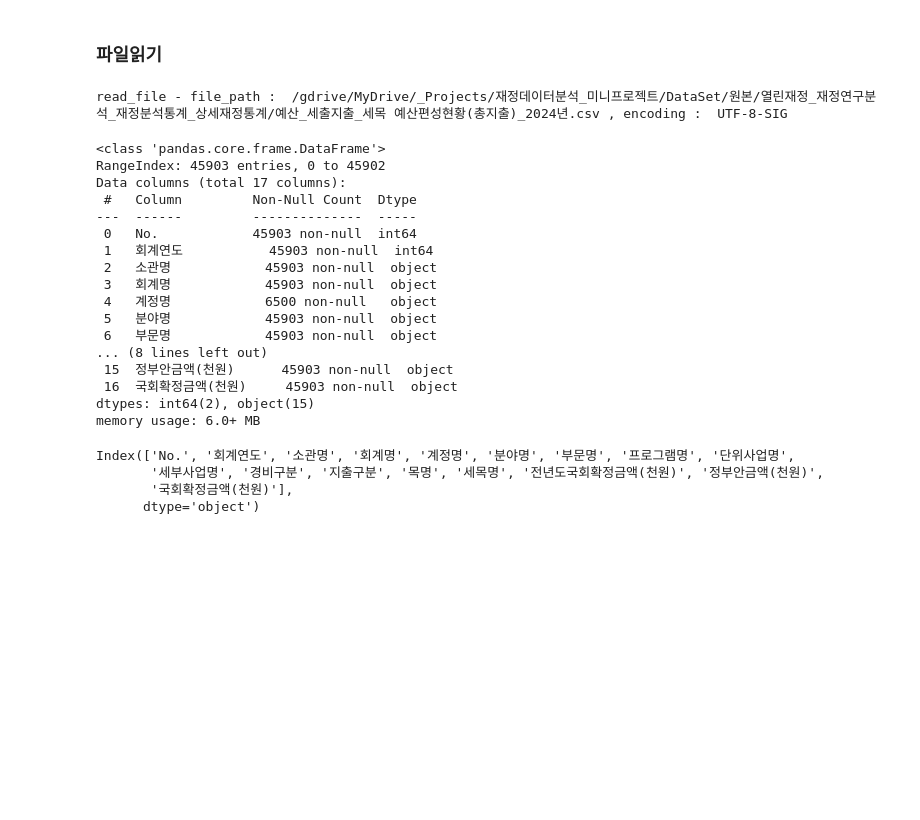
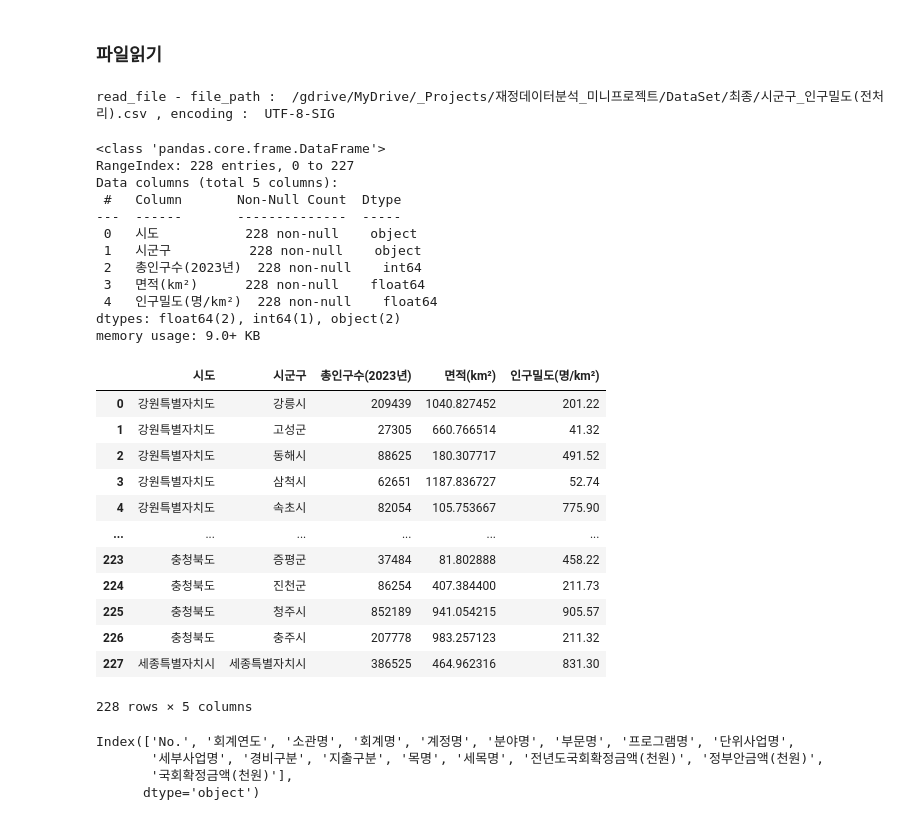
Before and after one commit to YawnsDuzin/fiscaldata, a Jupyter notebook: Source/20241127_데이터_확인.ipynb, the cells around one changed output. Saved outputs shown, nothing was run; the diff lists cells and outputs as text; code cells hidden in the pictures; blank space fills up the shorter version.

```diff
--- a/Source/20241127_데이터_확인.ipynb
+++ b/Source/20241127_데이터_확인.ipynb
@@ -53,32 +51,45 @@ er.Read_nrows(path_dateset + file_name, 3)
 | 0 | 1 | 2024 | 5·18민주화운동 진상규명조사위원회 | 일반회계 | NaN | 일반·지방행정 | 일반행정 | 518 진상규명조사위원회 운영 | 518 진상규명 지원 | 518 진상규명지원 | 주요사업비(기금사업비) | ... |
 | 1 | 2 | 2024 | 5·18민주화운동 진상규명조사위원회 | 일반회계 | NaN | 일반·지방행정 | 일반행정 | 518 진상규명조사위원회 운영 | 518 진상규명 지원 | 518 진상규명지원 | 주요사업비(기금사업비) | ... |
 | 2 | 3 | 2024 | 5·18민주화운동 진상규명조사위원회 | 일반회계 | NaN | 일반·지방행정 | 일반행정 | 518 진상규명조사위원회 운영 | 518 진상규명 지원 | 518 진상규명지원 | 주요사업비(기금사업비) | ... |
+# %%
+file_name = '최종/시군구_인구밀도(전처리).csv'
 # %% [markdown]
 ### 파일읽기
 # %%
 df_temp = em.Read_File(path_dateset + file_name)
 # %% [output]
-read_file - file_path :  /gdrive/MyDrive/_Projects/재정데이터분석_미니프로젝트/DataSet/원본/열린재정_재정연구분석_재정분석통계_상세재정통계/예산_세출지출_세목 예산편성현황(총지출)_2024년.csv , encoding :  UTF-8-SIG
+read_file - file_path :  /gdrive/MyDrive/_Projects/재정데이터분석_미니프로젝트/DataSet/최종/시군구_인구밀도(전처리).csv , encoding :  UTF-8-SIG
 # %%
 df_temp.info()
 # %% [output]
 <class 'pandas.core.frame.DataFrame'>
-RangeIndex: 45903 entries, 0 to 45902
-Data columns (total 17 columns):
- #   Column         Non-Null Count  Dtype
----  ------         --------------  -----
- 0   No.            45903 non-null  int64
- 1   회계연도           45903 non-null  int64
- 2   소관명            45903 non-null  object
- 3   회계명            45903 non-null  object
- 4   계정명            6500 non-null   object
- 5   분야명            45903 non-null  object
- 6   부문명            45903 non-null  object
-... (8 lines left out)
- 15  정부안금액(천원)      45903 non-null  object
- 16  국회확정금액(천원)     45903 non-null  object
-dtypes: int64(2), object(15)
-memory usage: 6.0+ MB
+RangeIndex: 228 entries, 0 to 227
+Data columns (total 5 columns):
+ #   Column       Non-Null Count  Dtype
+---  ------       --------------  -----
+ 0   시도           228 non-null    object
+ 1   시군구          228 non-null    object
+ 2   총인구수(2023년)  228 non-null    int64
+ 3   면적(km²)      228 non-null    float64
+ 4   인구밀도(명/km²)  228 non-null    float64
+dtypes: float64(2), int64(1), object(2)
+memory usage: 9.0+ KB
+# %%
+df_temp
+# %% [output]
+|  | 시도 | 시군구 | 총인구수(2023년) | 면적(km²) | 인구밀도(명/km²) |
+| 0 | 강원특별자치도 | 강릉시 | 209439 | 1040.827452 | 201.22 |
+| 1 | 강원특별자치도 | 고성군 | 27305 | 660.766514 | 41.32 |
+| 2 | 강원특별자치도 | 동해시 | 88625 | 180.307717 | 491.52 |
+| 3 | 강원특별자치도 | 삼척시 | 62651 | 1187.836727 | 52.74 |
+| 4 | 강원특별자치도 | 속초시 | 82054 | 105.753667 | 775.90 |
+| ... | ... | ... | ... | ... | ... |
+| 223 | 충청북도 | 증평군 | 37484 | 81.802888 | 458.22 |
+| 224 | 충청북도 | 진천군 | 86254 | 407.384400 | 211.73 |
+| 225 | 충청북도 | 청주시 | 852189 | 941.054215 | 905.57 |
+| 226 | 충청북도 | 충주시 | 207778 | 983.257123 | 211.32 |
+| 227 | 세종특별자치시 | 세종특별자치시 | 386525 | 464.962316 | 831.30 |
+228 rows × 5 columns
 # %%
 df_temp.columns
 # %% [output]
```
Also changed, not shown: parts of 2 cells of this notebook.
